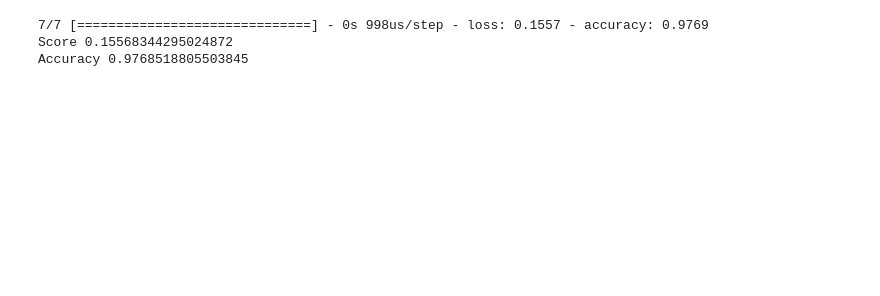
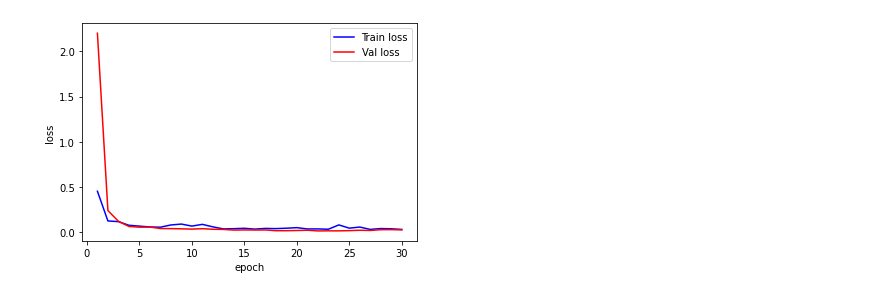
Before and after one commit to yashgupta417/ANPR, a Jupyter notebook: char_recog.ipynb, the cells around one changed output. Cells and saved outputs as stored; diff of their text form; code cells hidden in the pictures; blank space fills up the shorter version.

Commit message:
lenet based CNN model trained

```diff
--- a/char_recog.ipynb
+++ b/char_recog.ipynb
@@ -176,0 +200,27 @@ model.add(Dense(output_dim,input_dim=input_dim,activation='softmax'))
+# %%
+width=28
+height=28
+batch_size=64
+epochs=30
+model=Sequential()
+#Conv Layer-1
+model.add(Conv2D(6,kernel_size=5,input_shape=(width,height,1),data_format='channels_last',padding='same',activation='relu'))
+
+#Max Pool Layer-1
+model.add(MaxPooling2D(pool_size=(2,2),strides=(2,2)))
+
+#Conv Layer-2
+model.add(Conv2D(16,kernel_size=5,activation='relu'))
+
+#Max Pool Layer-2
+model.add(MaxPooling2D(pool_size=(2,2),strides=(2,2)))
+
+#Conv Layer-3
+model.add(Conv2D(120,kernel_size=5,activation='relu'))
+model.add(Flatten())
+
+#Fully Connected Layer-1
+model.add(Dense(84,activation='relu'))
+
+#Softmax
+model.add(Dense(36,activation='softmax'))
@@ -209,11 +279,22 @@ Epoch 20/20
-# %%
-pred=model.evaluate(X_test,Y_test)
-print("Score",pred[0])
-print("Accuracy",pred[1])
-# %% [output]
-7/7 [==============================] - 0s 998us/step - loss: 0.1557 - accuracy: 0.9769
-Score 0.15568344295024872
-Accuracy 0.9768518805503845
+# %%
+import matplotlib.pyplot as plt
+fig,ax=plt.subplots(1,1)
+ax.set_xlabel('epoch')
+ax.set_ylabel('loss')
+
+x=list(range(1,epochs+1))
+
+vy=history.history['val_loss']
+ty=history.history['loss']
+
+def plt_dynamic(x,y,y_1,ax,colors=['b']):
+    ax.plot(x,y,'b',label='Train loss')
+    ax.plot(x,y_1,'r',label='Val loss')
+    plt.legend()
+    fig.canvas.draw()
+plt_dynamic(x,vy,ty,ax)
+# %% [output]
+[figure, added]
 # %%
 model.save('char_recog_model.h5')
 # %%
```
Also changed, not shown: parts of 19 cells of this notebook.
